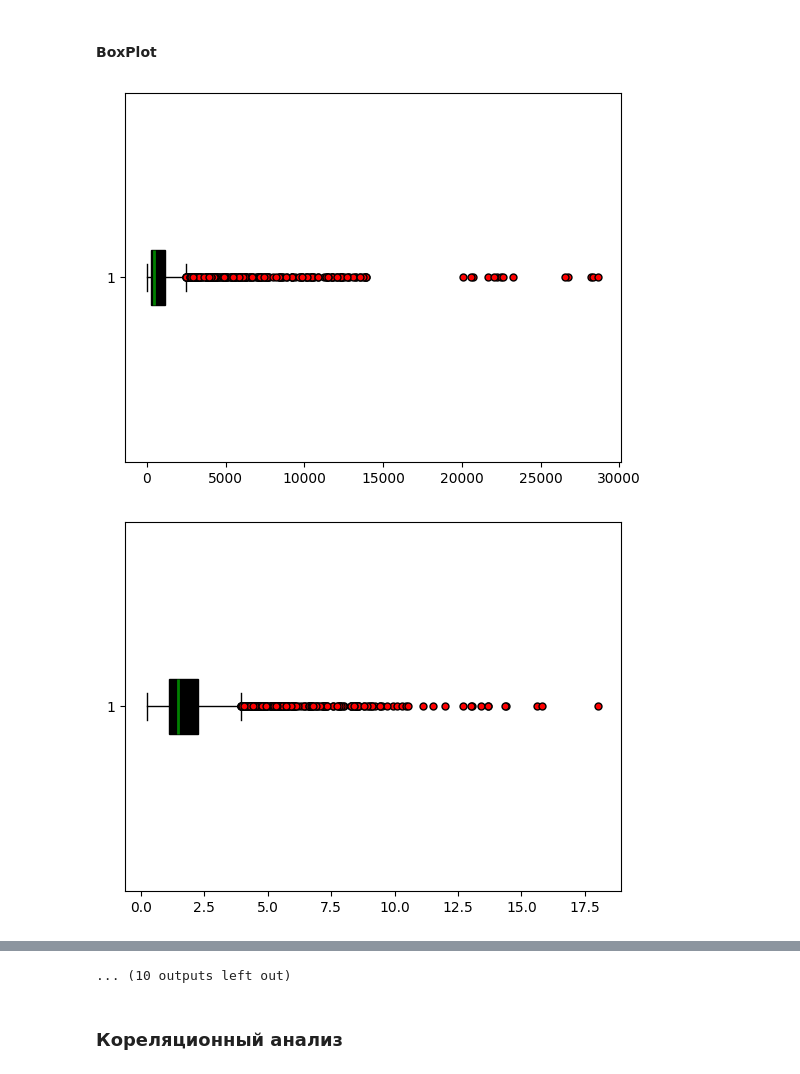
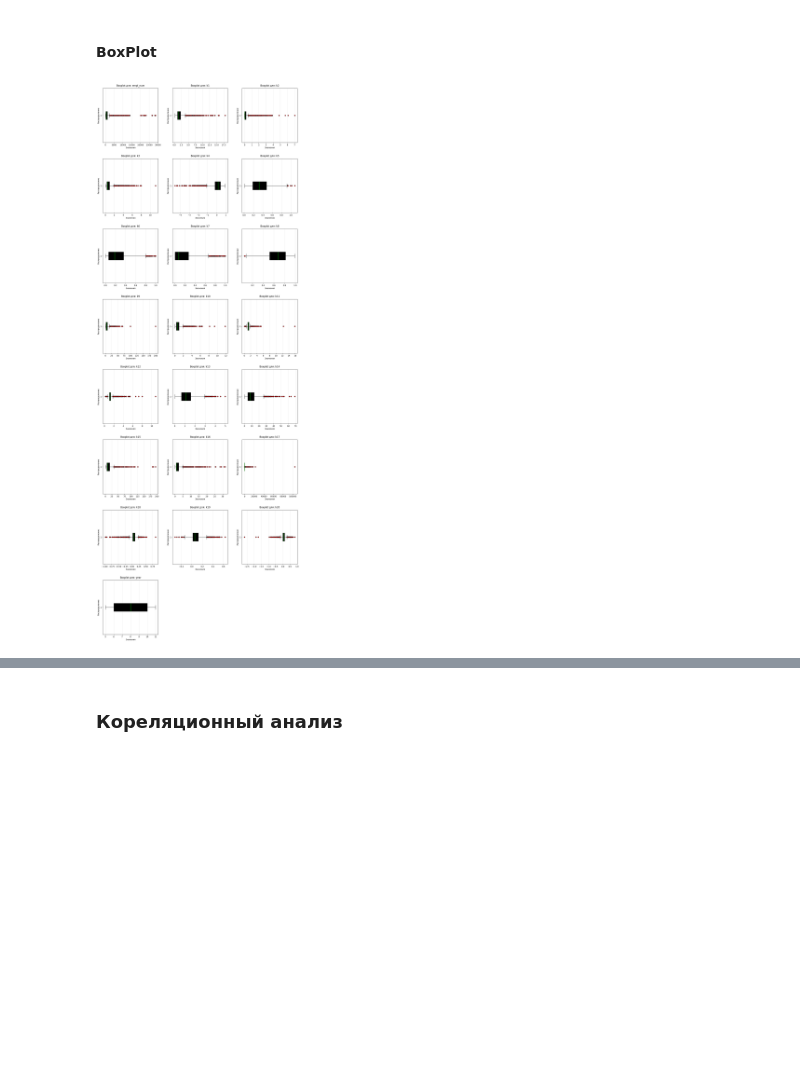
Before and after one commit to poluzerovT/daefi, a Jupyter notebook: dobricki/task1.ipynb, the cells around one changed output, grey strips where cells are left out. Cells and saved outputs as stored; diff of their text form; code cells hidden in the pictures; blank space fills up the shorter version.

```diff
--- a/dobricki/task1.ipynb
+++ b/dobricki/task1.ipynb
@@ -181,15 +182,29 @@ for col in file.columns:
 # %% [markdown]
 #### BoxPlot
 # %%
-for col in file.columns:
-    plt.boxplot(file[col],
+n_cols = len(file.columns)
+n_rows = (n_cols + 2) // 3
+
+fig, axes = plt.subplots(n_rows, 3, figsize=(15, 5*n_rows))
+axes = axes.flatten()
+
+for i, col in enumerate(file.columns):
+    axes[i].boxplot(file[col],
             vert=False,
             patch_artist=True,
             boxprops=dict(facecolor='black', color='black'),
             medianprops=dict(color='green', linewidth=2),
             flierprops=dict(marker='o', markerfacecolor='red', markersize=5))
 
-    plt.show()
+    axes[i].set_title(f'Boxplot для: {col}', fontsize=12, pad=10)
+    axes[i].set_xlabel('Значения', fontsize=10)
+    axes[i].set_ylabel('Распределение', fontsize=10)
+    axes[i].grid(axis='x', alpha=0.3)
+
+for j in range(len(file.columns), len(axes)):
+    axes[j].set_visible(False)
+
+plt.tight_layout(pad=3.0)
+plt.show()
 # %% [output]
-[figure, old version]
+[figure, new version]
-[figure, removed]
@@ -206,4 +211,3 @@ for col in file.columns:
-... (10 outputs left out)
 # %% [markdown]
 ### Кореляционный анализ
 # %% [markdown]
```
Also changed, not shown: parts of 3 cells of this notebook.
